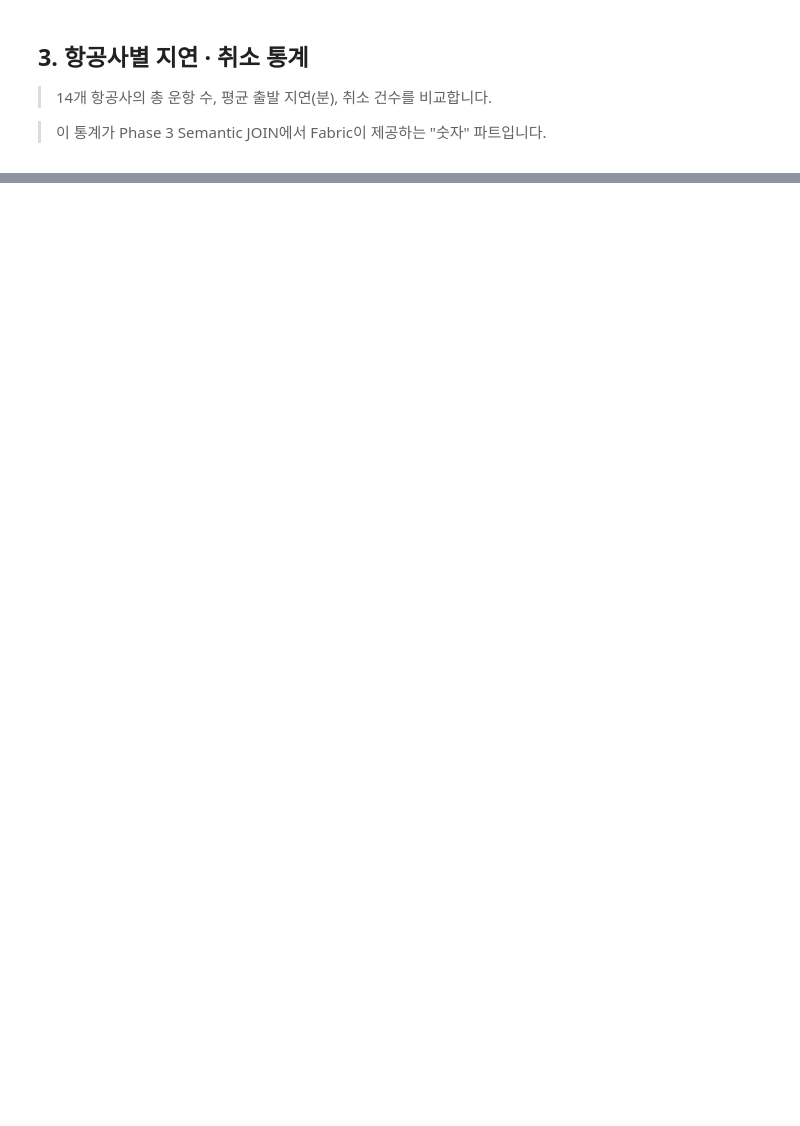
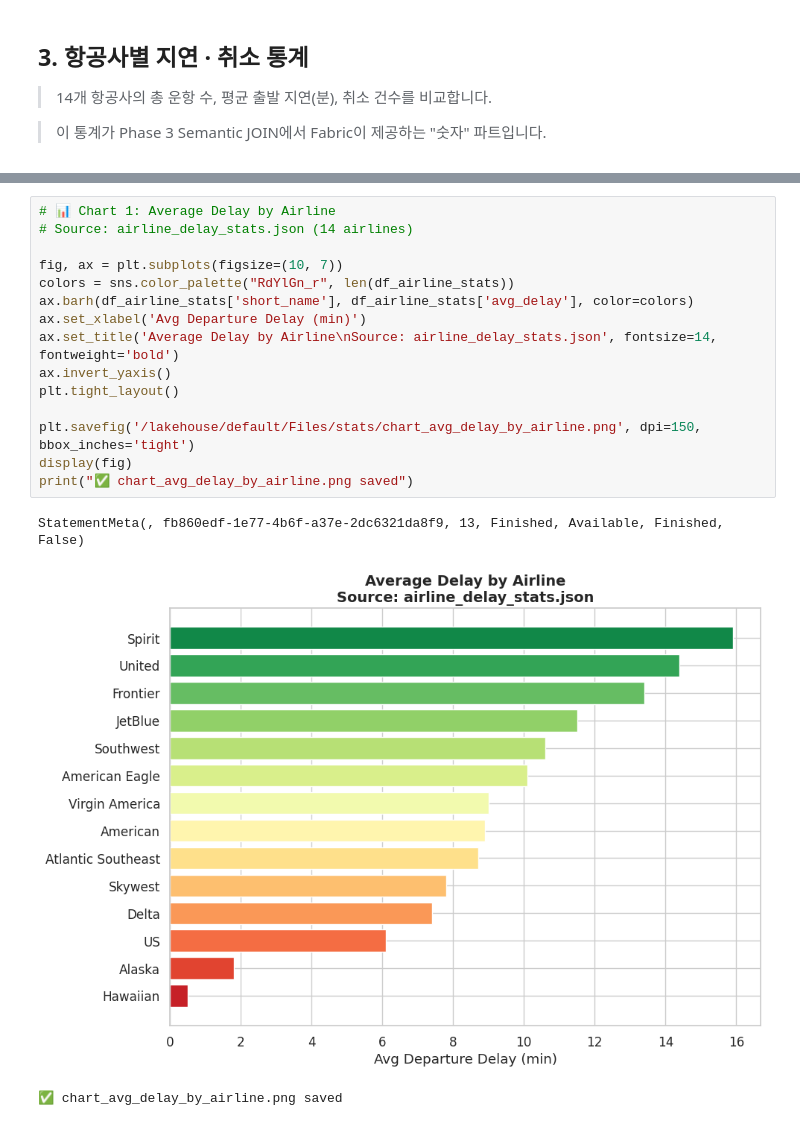
Before and after one commit to hyeonsangjeon/foundry-iq-demo-suite, a Jupyter notebook: notebooks/fabric_iq_flight_data_profile_kr.ipynb, the cells around one changed output, grey strips where cells are left out. Drawn from its saved outputs; the diff is of its cells as text; blank space fills up the shorter version.

```diff
--- a/notebooks/fabric_iq_flight_data_profile_kr.ipynb
+++ b/notebooks/fabric_iq_flight_data_profile_kr.ipynb
@@ -400,0 +253,19 @@ StatementMeta(, 97cbb418-959d-4c00-a367-9561cac61397, 19, Finished, Available, F
+# %%
+# 📊 Chart 1: Average Delay by Airline
+# Source: airline_delay_stats.json (14 airlines)
+
+fig, ax = plt.subplots(figsize=(10, 7))
+colors = sns.color_palette("RdYlGn_r", len(df_airline_stats))
+ax.barh(df_airline_stats['short_name'], df_airline_stats['avg_delay'], color=colors)
+ax.set_xlabel('Avg Departure Delay (min)')
+ax.set_title('Average Delay by Airline\nSource: airline_delay_stats.json', fontsize=14, fontweight='bold')
+ax.invert_yaxis()
+plt.tight_layout()
+
+plt.savefig('/lakehouse/default/Files/stats/chart_avg_delay_by_airline.png', dpi=150, bbox_inches='tight')
+display(fig)
+print("✅ chart_avg_delay_by_airline.png saved")
+# %% [output]
+StatementMeta(, fb860edf-1e77-4b6f-a37e-2dc6321da8f9, 13, Finished, Available, Finished, False)
+[figure, added]
+✅ chart_avg_delay_by_airline.png saved
```
Also changed, not shown: parts of 24 cells of this notebook, 11 other files.
